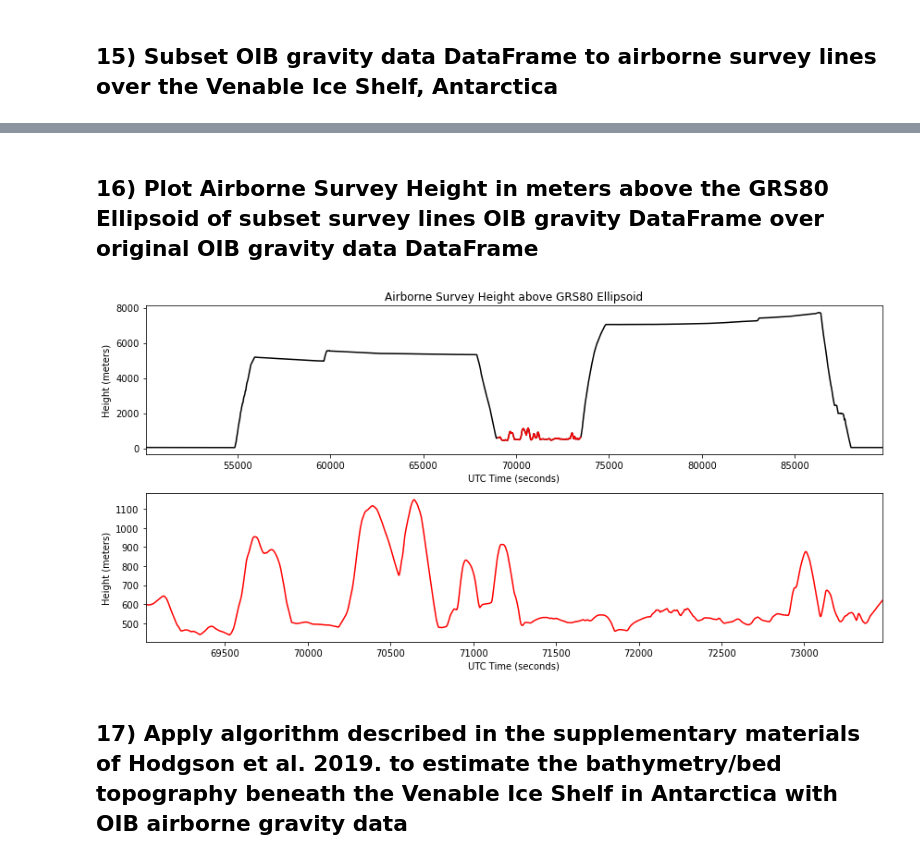
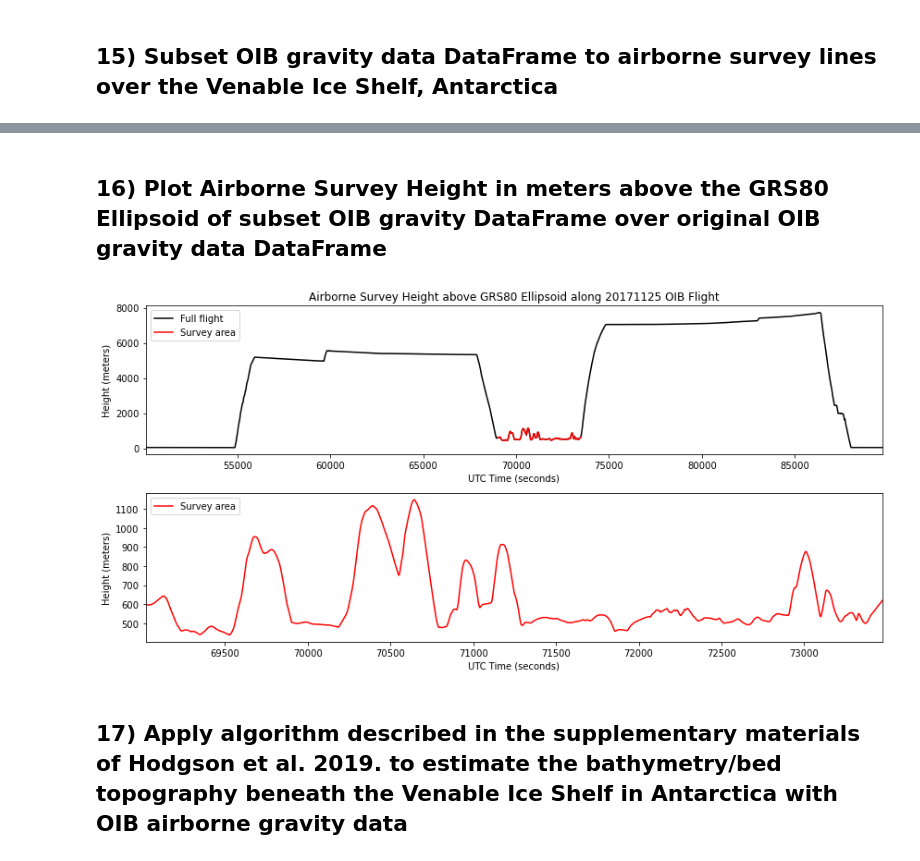
Before and after one commit to lockecd/rces-final-project, a Jupyter notebook: rces_final_project.ipynb, the cells around one changed output, grey strips where cells are left out. Drawn from its saved outputs; the diff is of its cells as text; code cells hidden in the pictures.

```diff
--- a/rces_final_project.ipynb
+++ b/rces_final_project.ipynb
@@ -535,33 +523,31 @@ df_grav_20171125_bed_survey.head()
 | 69023.0 | -72.823392 | -85.839724 | 20171125 | 329 | 711 | -1874866.24 | 136374.76 | 597.42 | -12.75 | NaN | ... |
 | 69023.5 | -72.823546 | -85.841629 | 20171125 | 329 | 711 | -1874853.73 | 136311.19 | 597.42 | -12.70 | -25.9235 | ... |
 # %% [markdown]
-## 16) Plot Airborne Survey Height in meters above the GRS80 Ellipsoid of subset survey lines OIB gravity DataFrame over original OIB gravity data DataFrame
+## 16) Plot Airborne Survey Height in meters above the GRS80 Ellipsoid of subset OIB gravity DataFrame over original OIB gravity data DataFrame
 # %%
 # plot survey height to visualize survey line subset
 fig, ax = plt.subplots(nrows=2, figsize=(12,6))
 
-df_grav_20171125_bed.WGSHGT.plot(color='black', ax=ax[0]);
-df_grav_20171125_bed_survey.WGSHGT.plot(color='red', ax=ax[0]);
+df_grav_20171125_bed.WGSHGT.plot(color='black', ax=ax[0], label='Full flight');
+df_grav_20171125_bed_survey.WGSHGT.plot(color='red', ax=ax[0], label='Survey area');
 
 ax[0].set_ylabel('Height (meters)')
 ax[0].set_xlabel('UTC Time (seconds)')
-ax[0].set_title('Airborne Survey Height above GRS80 Ellipsoid')
-#ax[0].set_xlim(min(df_grav_20171125_bed.index), max(df_grav_20171125_bed.index));
+ax[0].set_title('Airborne Survey Height above GRS80 Ellipsoid along 20171125 OIB Flight')
 ax[0].margins(x=0)
-#ax[0].set_xticklabels([])
+ax[0].legend(loc=2);
 
-df_grav_20171125_bed_survey.WGSHGT.plot(color='red', ax=ax[1]);
+df_grav_20171125_bed_survey.WGSHGT.plot(color='red', ax=ax[1], label='Survey area');
 
 ax[1].set_ylabel('Height (meters)')
 ax[1].set_xlabel('UTC Time (seconds)')
-#ax[1].set_title('Airborne Survey Height above GRS80 Ellipsoid')
-#ax[1].set_xlim(min(df_grav_20171125_bed_survey.index), max(df_grav_20171125_bed_survey.index));
 ax[1].margins(x=0)
+ax[1].legend(loc=2);
 
 # format panels to fit together better in figure
 fig.tight_layout()
 # %% [output]
-[figure, old version]
+[figure, new version]
 # %% [markdown]
 ## 17) Apply algorithm described in the supplementary materials of Hodgson et al. 2019. to estimate the bathymetry/bed topography beneath the Venable Ice Shelf in Antarctica with OIB airborne gravity data
 # %% [markdown]
```
Also changed, not shown: parts of 18 cells of this notebook.
